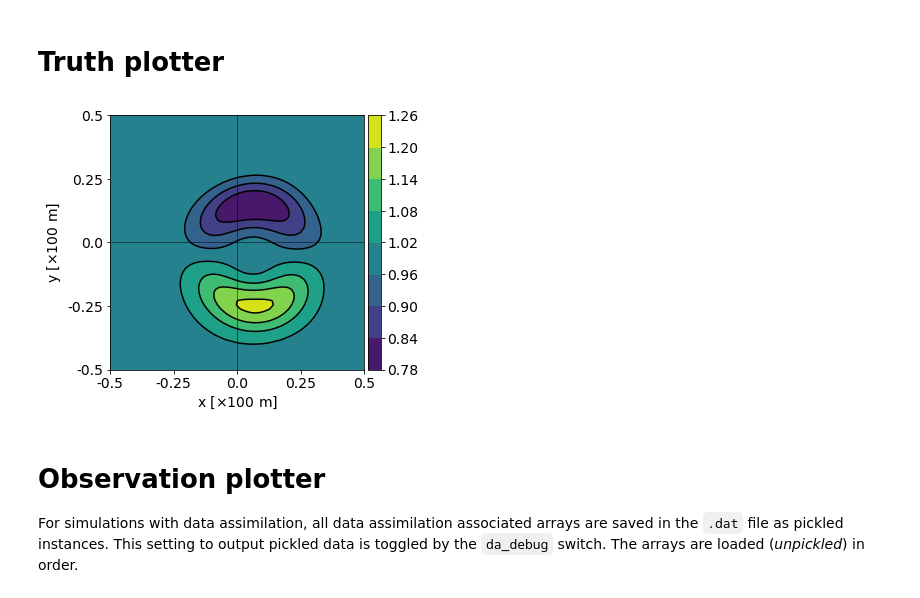
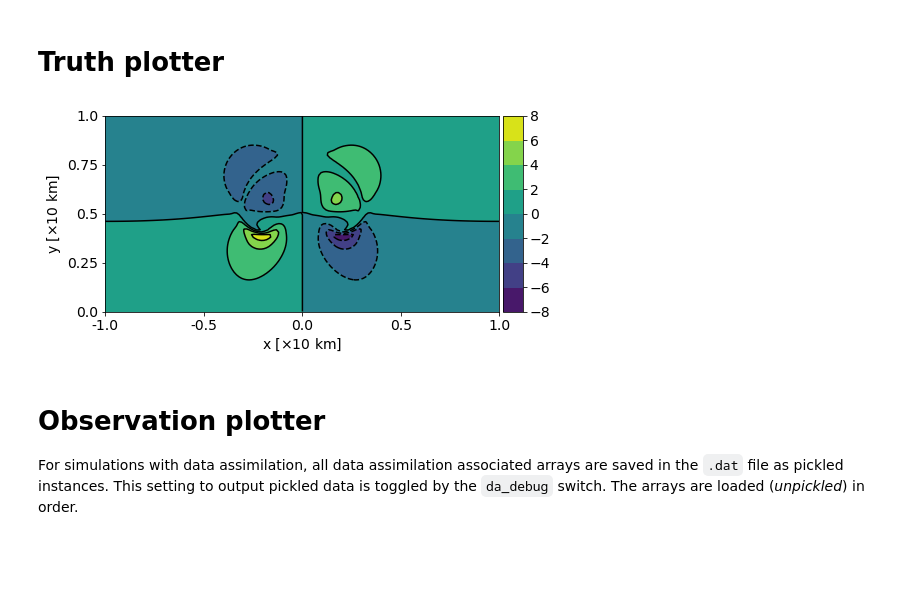
Before and after one commit to ray-chew/pyBELLA, a Jupyter notebook: visualiser_debugger/review_localdab/ic_obs_truth.ipynb, the cells around one changed output. Cells and saved outputs as stored; diff of their text form; code cells hidden in the pictures; blank space fills up the shorter version.

```diff
--- a/visualiser_debugger/review_localdab/ic_obs_truth.ipynb
+++ b/visualiser_debugger/review_localdab/ic_obs_truth.ipynb
@@ -20,9 +20,9 @@ import pickle
 # For which test case do we plot?
 `swe` is the shallow water vortex, `euler` the Euler vortex and `rb` the rising bubble.
 # %%
-swe = True
+swe = False
 euler = False
-rb = False
+rb = True
 # %% [markdown]
 # Initial distribution plotter
 # %%
@@ -125,13 +143,32 @@ pl.save_fig('./output/initial_%s' %lbl)
 # %%
 l_typ = 'TIME'
 
-def get_ens(tc, times, sfx , diff, attribute, swe=False):
-    ens = tc.get_ensemble(times, 1, attribute, sfx, label_type=l_typ, avg=True, diff=diff, tag='after_full_step')[1]
+def ic_loader(tc, sfx1, swe, lbl):
+    # load pickled instances of data used in simulation
+    fn_pickle = tc.get_filename(N,sfx1,format='dat')
+    path_pickle = tc.get_path(fn_pickle)
+
+    file = open(path_pickle,'rb')
+    ud = pickle.load(file)
+    file.close()
+
+    if lbl == 'swe':
+        p_ref = ud.d_ref * ud.u_ref
+    elif lbl == 'euler':
+        p_ref = ud.p_ref * ud.Msq
+    elif lbl == 'rb':
+        p_ref = ud.rho_ref * ud.u_ref
+    return p_ref
+
+def get_ens(tc, times, sfx , diff, attribute, lbl, swe=False):
+    ens = tc.get_ensemble(times, N, attribute, sfx, label_type=l_typ, avg=True, diff=diff, tag='after_full_step')[1]
+    p_ref = ic_loader(tc,sfx,swe,lbl)
     if swe:
         ens = ens[:,0,:]
-    else:
-        # so unit of each contour is 10000 Pa for the Euler vortex
-        ens *= 100.0
+    if attribute == 'p2_nodes':
+        ens = ens * p_ref
+    if attribute == 'rhou':
+        ens = ens * p_ref
 
     label = sfx + '_' + attribute
     return label, ens.T
@@ -145,14 +182,14 @@ if swe:
     et = 3.0
     times = [3.0]
     attr = 'rhou'
+    lbl = 'swe'
     Nx, Ny, Nz = 64, 1, 64
     swe_tc = utils.test_case(base_fn,py_directory,Nx,Ny,et,Nz=Nz)
 
     sfx1 = 'truth_ib-0'
-    l1, a1 = get_ens(swe_tc, times, sfx1, diff, attr,swe=True)
+    l1, a1 = get_ens(swe_tc, times, sfx1, diff, attr, lbl, swe=True)
     la = 'SWE_vortex'
     aa = a1
-    lbl = 'euler'
 elif euler:
     base_fn = "output_travelling_vortex"
     directory = "output_travelling_vortex"
@@ -161,15 +198,15 @@ elif euler:
     et = 3.0
     times = [3.0]
     attr = 'p2_nodes'
+    lbl = 'euler'
     Nx, Ny = 64, 64
     euler_tc = utils.test_case(base_fn,py_directory,Nx,Ny,et)
 
     sfx1 = 'truth_ib-0'
-    l2, a2 = get_ens(euler_tc, times, sfx1, diff, attr)
+    l2, a2 = get_ens(euler_tc, times, sfx1, diff, attr, lbl)
     la = 'Euler vortex'
     aa = a2
     lvls = np.arange(-0.0065,0.0015,0.0010) * 100.0
-    lbl = 'euler'
 elif rb:
     base_fn = "output_rising_bubble"
     directory = "output_rising_bubble"
@@ -178,20 +215,18 @@ elif rb:
     et = 10.0
     times = [10.0]
     attr = 'rhou'
+    lbl = 'rb'
     Nx, Ny = 160, 80
     rb_tc = utils.test_case(base_fn,py_directory,Nx,Ny,et)
 
     sfx1 = 'comp_imbal_half_CFLfixed_ib-0'
-    _, a1 = get_ens(rb_tc, times, sfx1, diff, attr)
+    _, a1 = get_ens(rb_tc, times, sfx1, diff, attr, lbl)
     la = 'Rising bubble'
     aa = a1
     lvls = np.linspace(300.0,302.0,11)
-    lbl = 'rb'
 
 ll = [aa, '']
 pl_lst = [ll]
-
-pl = pt.plotter(pl_lst,ncols=1,figsize=(10,5),sharey=False)
 
 if swe:
     x_label = r'x [$\times 100$ m]'
@@ -200,34 +235,37 @@ if swe:
     y_loc = np.linspace(0,Nz-1,5)
     x_axs = [-0.5,-0.25,0.0,0.25,0.5]
     y_axs = [-0.5,-0.25,0.0,0.25,0.5]
     axvline = 31.5
     axhline = 31.5
+    pl = pt.plotter(pl_lst,ncols=1,figsize=(10,5),sharey=False)
 elif euler:
     x_label = r'x [$\times 10$ km]'
     y_label = r'y [$\times 10$ km]'
     x_loc = np.linspace(0,Nx,5)
     y_loc = np.linspace(0,Ny,5)
     x_axs = [-0.5,-0.25,0.0,0.25,0.5]
     y_axs = [-0.5,-0.25,0.0,0.25,0.5]
     axvline = 32
     axhline = 32
+    pl = pt.plotter(pl_lst,ncols=1,figsize=(10,5),sharey=False)
 elif rb:
     x_label = r'x [$\times 10$ km]'
     y_label = r'y [$\times 10$ km]'
     x_loc = np.linspace(0,Nx-1,5)
     y_loc = np.linspace(0,Ny-1,5)
     x_axs = [-1.0,-0.5,0.0,0.5,1.0]
     y_axs = [0.0,0.25,0.5,0.75,1.0]
+    pl = pt.plotter(pl_lst,ncols=1,figsize=(8,4),sharey=False)
 
 if rb:
     pl.set_axes(x_locs=x_loc, y_locs=y_loc, x_axs=x_axs, y_axs=y_axs, x_label=x_label, y_label=y_label)
 else:
     pl.set_axes(x_locs=x_loc, y_locs=y_loc, x_axs=x_axs, y_axs=y_axs, x_label=x_label, y_label=y_label, axhline=axhline, axvline=axvline)
 _ = pl.plot(aspect='equal',method='contour')
 
 pl.save_fig('./output/%s_truth' %lbl)
 # %% [output]
-[figure, old version]
+[figure, new version]
 # %% [markdown]
 # Observation plotter
 
```
Also changed, not shown: parts of 2 cells of this notebook, 4 other files.
